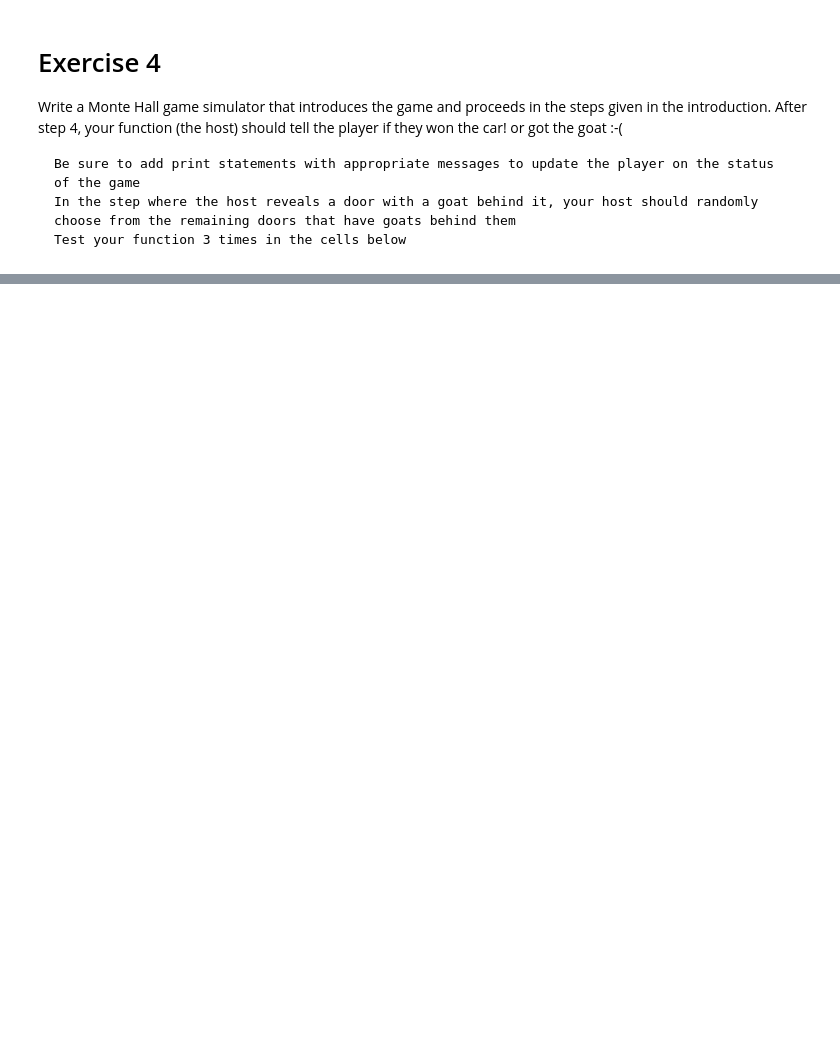
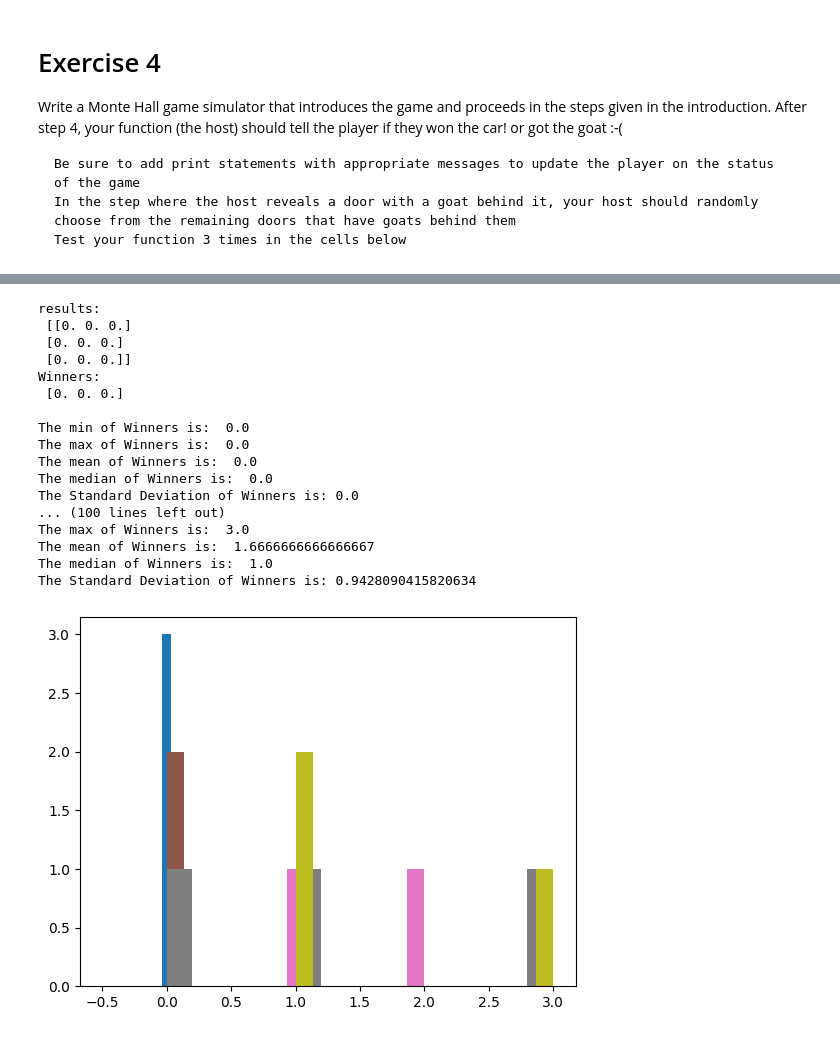
Before and after one commit to wristi/Data-3401, a Jupyter notebook: Labs/Lab7/Lab7.ipynb, the cells around one changed output, grey strips where cells are left out. Saved outputs shown, nothing was run; the diff lists cells and outputs as text; code cells hidden in the pictures; blank space fills up the shorter version.

```diff
--- a/Labs/Lab7/Lab7.ipynb
+++ b/Labs/Lab7/Lab7.ipynb
@@ -119,0 +580,21 @@ Monte_Hall_Game(num_doors)
+# %%
+auto_mh5(3,False)
+# %% [output]
+results:
+ [[0. 0. 0.]
+ [0. 0. 0.]
+ [0. 0. 0.]]
+Winners:
+ [0. 0. 0.]
+
+The min of Winners is:  0.0
+The max of Winners is:  0.0
+The mean of Winners is:  0.0
+The median of Winners is:  0.0
+The Standard Deviation of Winners is: 0.0
+... (100 lines left out)
+The max of Winners is:  3.0
+The mean of Winners is:  1.6666666666666667
+The median of Winners is:  1.0
+The Standard Deviation of Winners is: 0.9428090415820634
+[figure, added]
```
Also changed, not shown: parts of 24 cells of this notebook.
